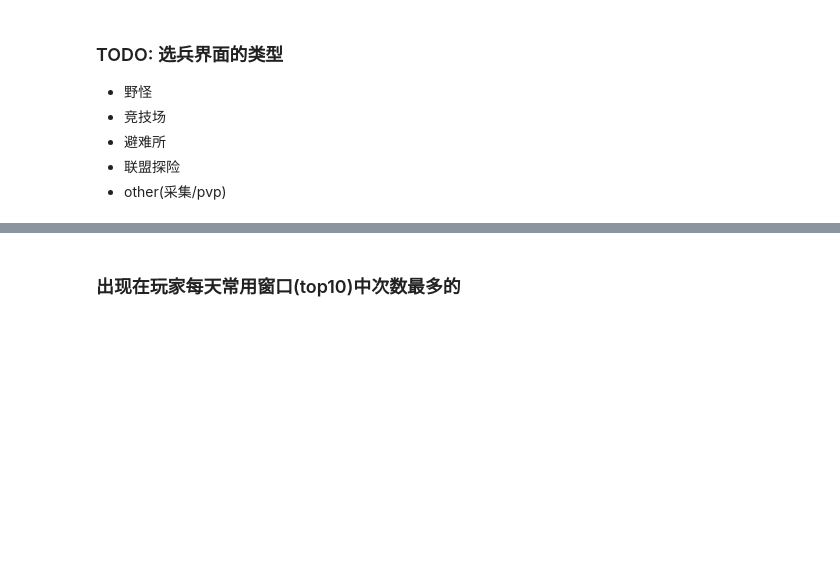
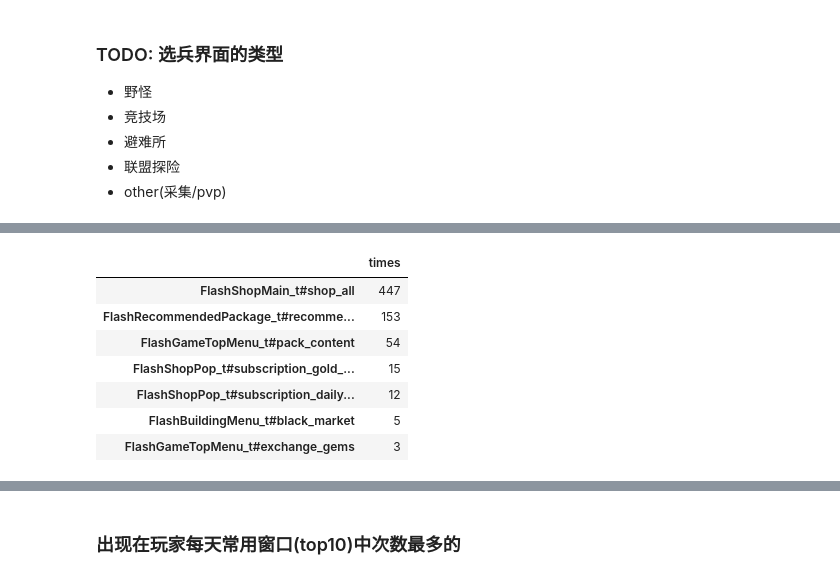
Before and after one commit to GuoQPro/user_operation_analysis, a Jupyter notebook: EOT_USER_OP_RECORD.ipynb, the cells around one changed output, grey strips where cells are left out. Drawn from its saved outputs; the diff is of its cells as text; code cells hidden in the pictures; blank space fills up the shorter version.

```diff
--- a/EOT_USER_OP_RECORD.ipynb
+++ b/EOT_USER_OP_RECORD.ipynb
@@ -401,0 +383,11 @@ plt.pie([buy_chest_from_promotion, promotion_ui_times], labels = ["From Promotio
+# %%
+pd_buy_chest
+# %% [output]
+|  | times |
+| FlashShopMain_t#shop_all | 447 |
+| FlashRecommendedPackage_t#recomme... | 153 |
+| FlashGameTopMenu_t#pack_content | 54 |
+| FlashShopPop_t#subscription_gold_... | 15 |
+| FlashShopPop_t#subscription_daily... | 12 |
+| FlashBuildingMenu_t#black_market | 5 |
+| FlashGameTopMenu_t#exchange_gems | 3 |
```
Also changed, not shown: parts of 15 cells of this notebook.
